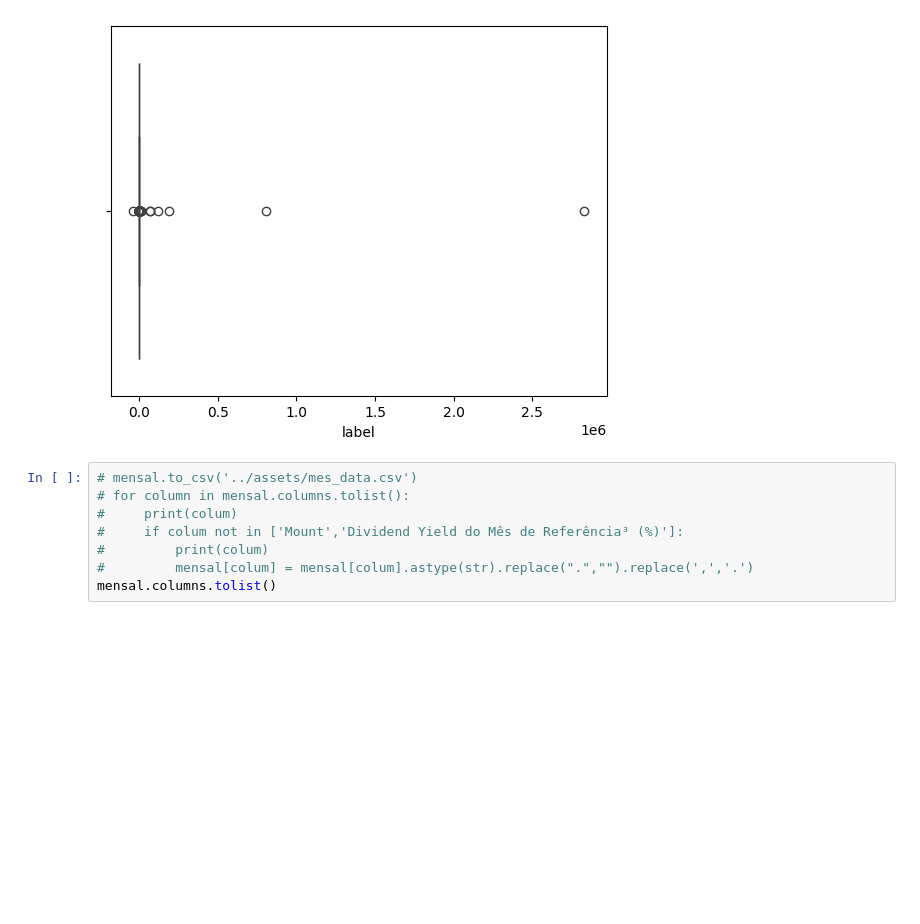
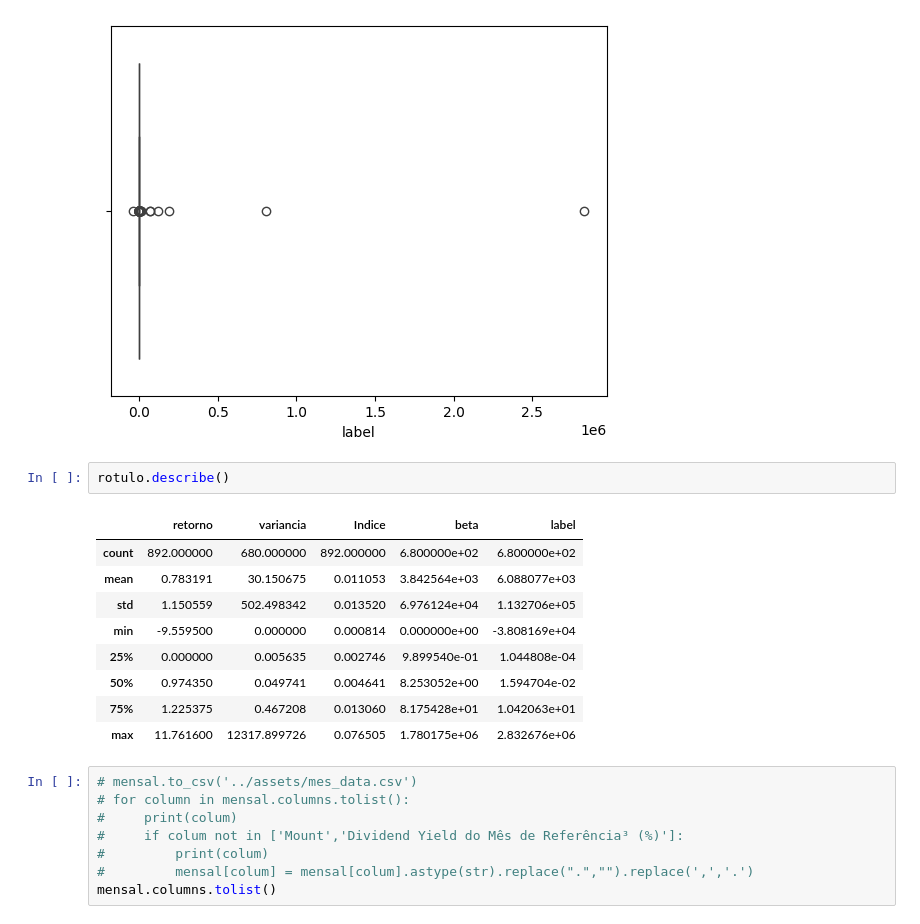
Before and after one commit to ErikMaia/tcc, a Jupyter notebook: src/analisys.ipynb, the cells around one changed output. Drawn from its saved outputs; the diff is of its cells as text; blank space fills up the shorter version.

```diff
--- a/src/analisys.ipynb
+++ b/src/analisys.ipynb
@@ -425,6 +425,18 @@ sns.boxplot(x=label)
 # %% [output]
 <Axes: xlabel='label'>
 [figure]
+# %%
+rotulo.describe()
+# %% [output]
+|  | retorno | variancia | Indice | beta | label |
+| count | 892.000000 | 680.000000 | 892.000000 | 6.800000e+02 | 6.800000e+02 |
+| mean | 0.783191 | 30.150675 | 0.011053 | 3.842564e+03 | 6.088077e+03 |
+| std | 1.150559 | 502.498342 | 0.013520 | 6.976124e+04 | 1.132706e+05 |
+| min | -9.559500 | 0.000000 | 0.000814 | 0.000000e+00 | -3.808169e+04 |
+| 25% | 0.000000 | 0.005635 | 0.002746 | 9.899540e-01 | 1.044808e-04 |
+| 50% | 0.974350 | 0.049741 | 0.004641 | 8.253052e+00 | 1.594704e-02 |
+| 75% | 1.225375 | 0.467208 | 0.013060 | 8.175428e+01 | 1.042063e+01 |
+| max | 11.761600 | 12317.899726 | 0.076505 | 1.780175e+06 | 2.832676e+06 |
 # %%
 # mensal.to_csv('../assets/mes_data.csv')
 # for column in mensal.columns.tolist():
```
Also changed, not shown: parts of 6 cells of this notebook.
